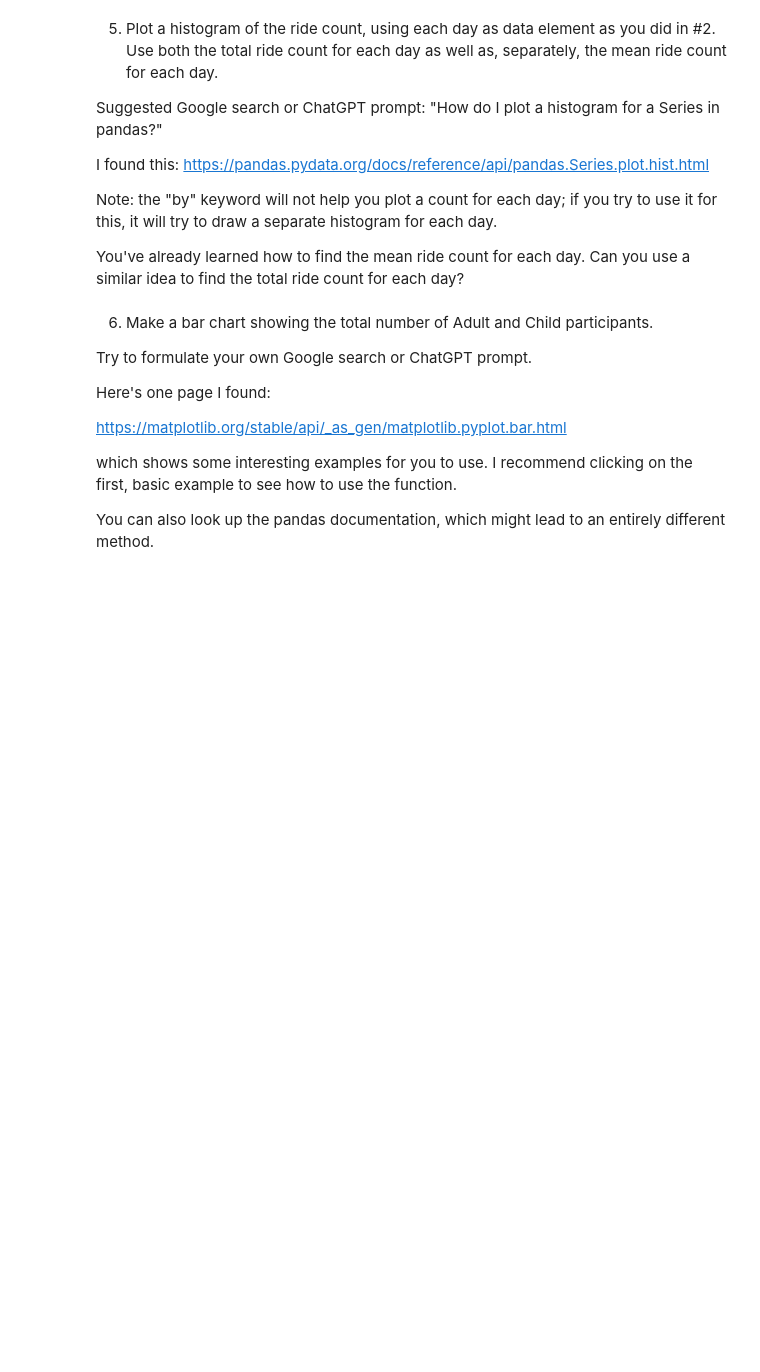
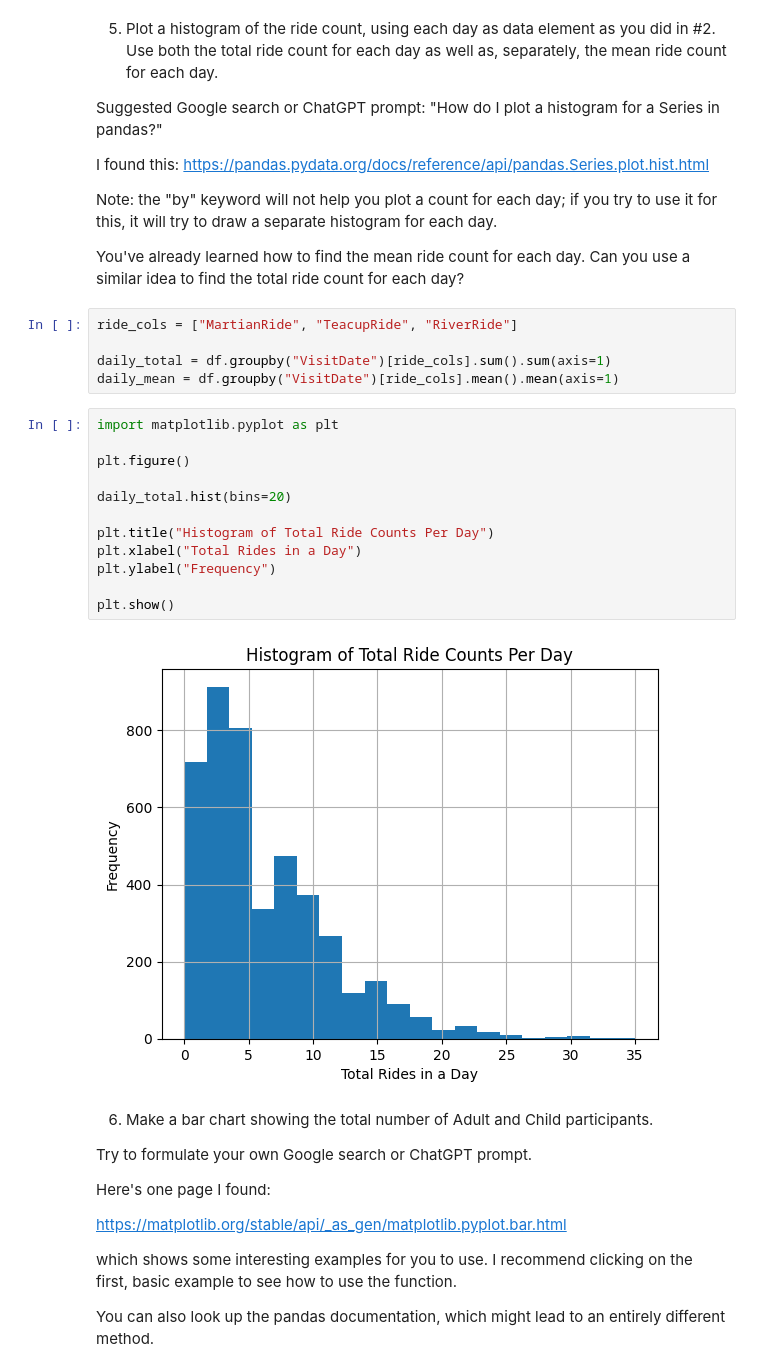
Before and after one commit to gdouek/Module-B-semester-2, a Jupyter notebook: Week3.ipynb, the cells around one changed output. Cells and saved outputs as stored; diff of their text form; blank space fills up the shorter version.

```diff
--- a/Week3.ipynb
+++ b/Week3.ipynb
@@ -198,6 +304,25 @@ I found this: https://pandas.pydata.org/docs/reference/api/pandas.Series.plot.hi
 Note: the "by" keyword will not help you plot a count for each day; if you try to use it for this, it will try to draw a separate histogram for each day.
 
 You've already learned how to find the mean ride count for each day.  Can you use a similar idea to find the total ride count for each day?
+# %%
+ride_cols = ["MartianRide", "TeacupRide", "RiverRide"]
+
+daily_total = df.groupby("VisitDate")[ride_cols].sum().sum(axis=1)
+daily_mean = df.groupby("VisitDate")[ride_cols].mean().mean(axis=1)
+# %%
+import matplotlib.pyplot as plt
+
+plt.figure()
+
+daily_total.hist(bins=20)
+
+plt.title("Histogram of Total Ride Counts Per Day")
+plt.xlabel("Total Rides in a Day")
+plt.ylabel("Frequency")
+
+plt.show()
+# %% [output]
+[figure, added]
 # %% [markdown]
 6. Make a bar chart showing the total number of Adult and Child participants.
 
```
Also changed, not shown: parts of 18 cells of this notebook.
